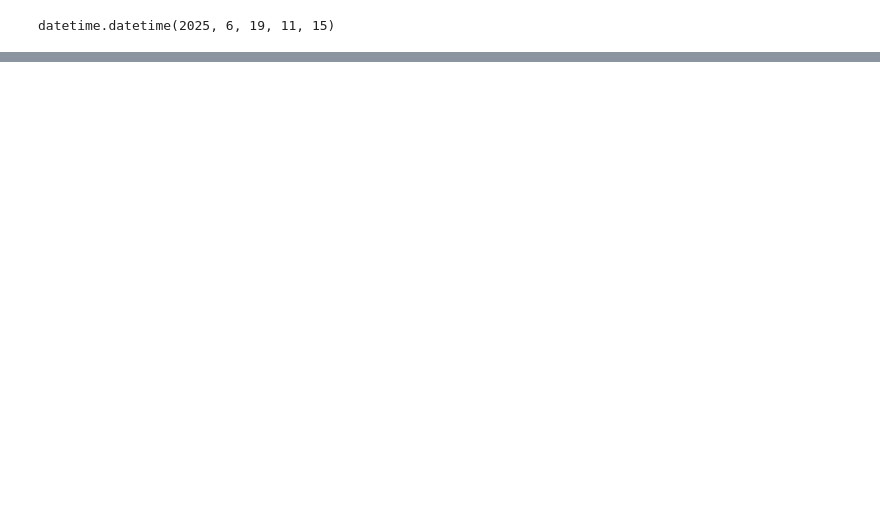
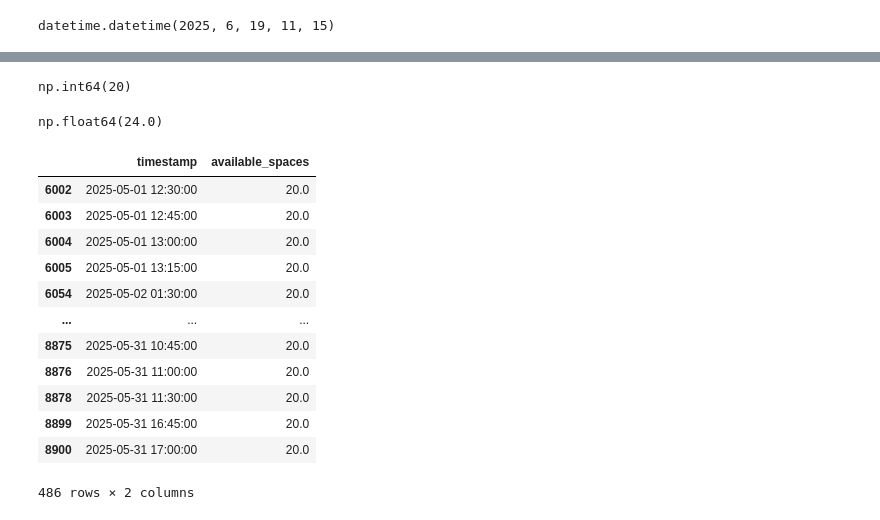
Before and after one commit to andreucs/smart-city, a Jupyter notebook: src/routes.ipynb, the cells around one changed output, grey strips where cells are left out. Saved outputs shown, nothing was run; the diff lists cells and outputs as text; code cells hidden in the pictures; blank space fills up the shorter version.

```diff
--- a/src/routes.ipynb
+++ b/src/routes.ipynb
@@ -318,0 +788,27 @@ P.get((168, tiempo_pred), 0)
+# %%
+mayo_merged.loc[mayo_merged['id'] == 3, 'total_spaces'].values[0]
+# %% [output]
+np.int64(20)
+# %%
+mayo_merged.loc[ mayo_merged['timestamp'] ==tiempo_salida_pred , 'available_spaces'].values[0]
+# %% [output]
+np.float64(24.0)
+# %%
+mayo_merged.loc[
+    (mayo_merged['id'] == 3) & (mayo_merged['available_spaces'] == 20),
+    ['timestamp', 'available_spaces']
+]
+# %% [output]
+|  | timestamp | available_spaces |
+| 6002 | 2025-05-01 12:30:00 | 20.0 |
+| 6003 | 2025-05-01 12:45:00 | 20.0 |
+| 6004 | 2025-05-01 13:00:00 | 20.0 |
+| 6005 | 2025-05-01 13:15:00 | 20.0 |
+| 6054 | 2025-05-02 01:30:00 | 20.0 |
+| ... | ... | ... |
+| 8875 | 2025-05-31 10:45:00 | 20.0 |
+| 8876 | 2025-05-31 11:00:00 | 20.0 |
+| 8878 | 2025-05-31 11:30:00 | 20.0 |
+| 8899 | 2025-05-31 16:45:00 | 20.0 |
+| 8900 | 2025-05-31 17:00:00 | 20.0 |
+486 rows × 2 columns
```
Also changed, not shown: parts of 29 cells of this notebook, 4 other files.
